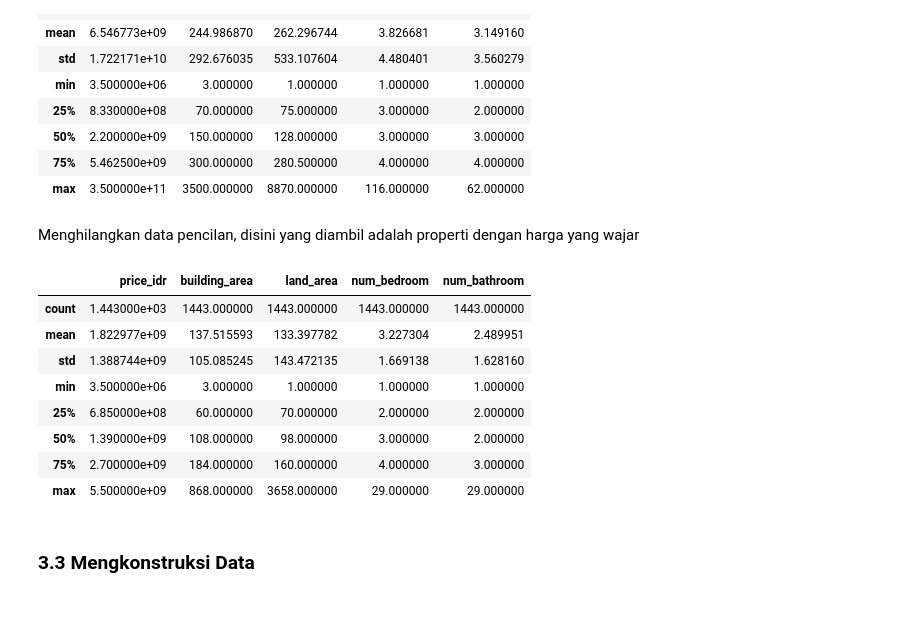
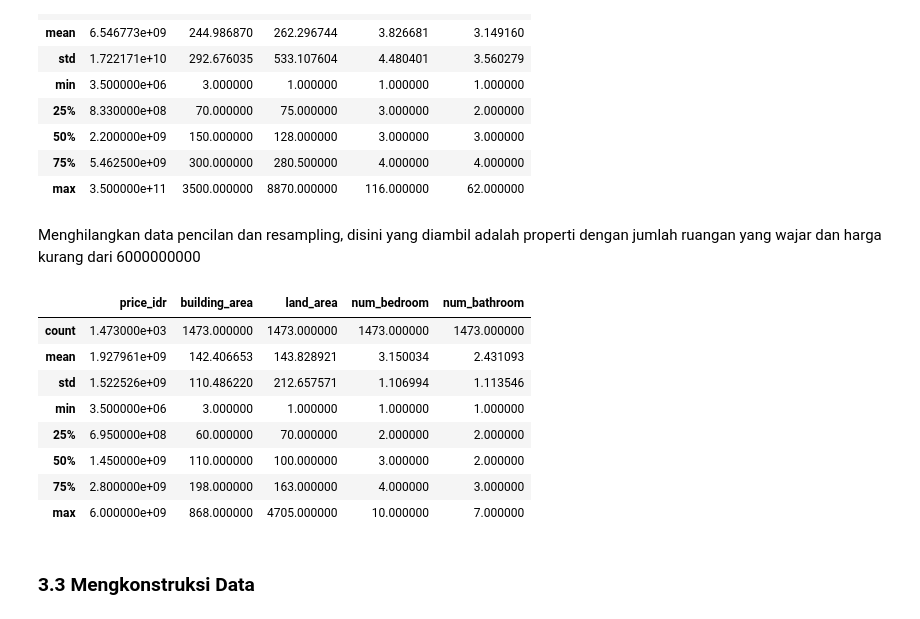
Before and after one commit to afiffahreza/aib-data-science, a Jupyter notebook: rumah123-predict.ipynb, the cells around one changed output. Saved outputs shown, nothing was run; the diff lists cells and outputs as text; code cells hidden in the pictures.

```diff
--- a/rumah123-predict.ipynb
+++ b/rumah123-predict.ipynb
@@ -340,20 +340,22 @@ df.describe()
 | 75% | 5.462500e+09 | 300.000000 | 280.500000 | 4.000000 | 4.000000 |
 | max | 3.500000e+11 | 3500.000000 | 8870.000000 | 116.000000 | 62.000000 |
 # %% [markdown]
-Menghilangkan data pencilan, disini yang diambil adalah properti dengan harga yang wajar
+Menghilangkan data pencilan dan resampling, disini yang diambil adalah properti dengan jumlah ruangan yang wajar dan harga kurang dari 6000000000
 # %%
-df = df[df['price_idr']<=5500000000]
+df = df[df['price_idr']<=6000000000]
+df = df[df['num_bedroom']<=10]
+df = df[df['num_bathroom']<=10]
 df.describe()
 # %% [output]
 |  | price_idr | building_area | land_area | num_bedroom | num_bathroom |
-| count | 1.443000e+03 | 1443.000000 | 1443.000000 | 1443.000000 | 1443.000000 |
-| mean | 1.822977e+09 | 137.515593 | 133.397782 | 3.227304 | 2.489951 |
-| std | 1.388744e+09 | 105.085245 | 143.472135 | 1.669138 | 1.628160 |
+| count | 1.473000e+03 | 1473.000000 | 1473.000000 | 1473.000000 | 1473.000000 |
+| mean | 1.927961e+09 | 142.406653 | 143.828921 | 3.150034 | 2.431093 |
+| std | 1.522526e+09 | 110.486220 | 212.657571 | 1.106994 | 1.113546 |
 | min | 3.500000e+06 | 3.000000 | 1.000000 | 1.000000 | 1.000000 |
-| 25% | 6.850000e+08 | 60.000000 | 70.000000 | 2.000000 | 2.000000 |
-| 50% | 1.390000e+09 | 108.000000 | 98.000000 | 3.000000 | 2.000000 |
-| 75% | 2.700000e+09 | 184.000000 | 160.000000 | 4.000000 | 3.000000 |
-| max | 5.500000e+09 | 868.000000 | 3658.000000 | 29.000000 | 29.000000 |
+| 25% | 6.950000e+08 | 60.000000 | 70.000000 | 2.000000 | 2.000000 |
+| 50% | 1.450000e+09 | 110.000000 | 100.000000 | 3.000000 | 2.000000 |
+| 75% | 2.800000e+09 | 198.000000 | 163.000000 | 4.000000 | 3.000000 |
+| max | 6.000000e+09 | 868.000000 | 4705.000000 | 10.000000 | 7.000000 |
 # %% [markdown]
 ### 3.3 Mengkonstruksi Data <a class="anchor" id="3-3"></a>
 # %% [markdown]
```
Also changed, not shown: parts of 10 cells of this notebook, 1 other file.
